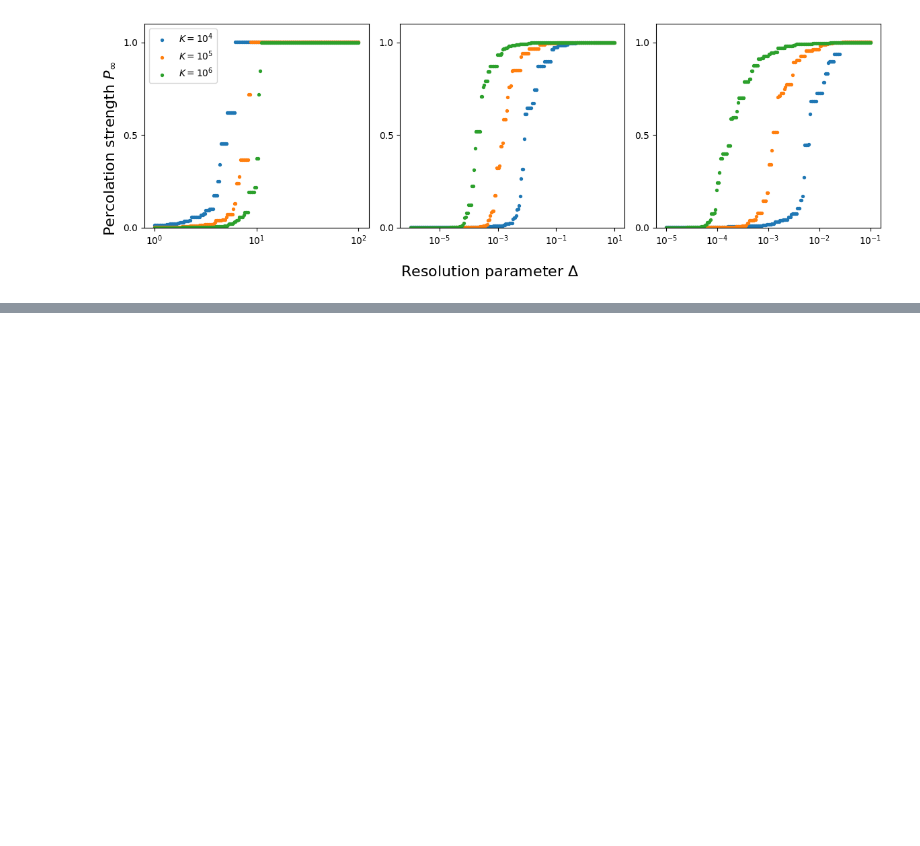
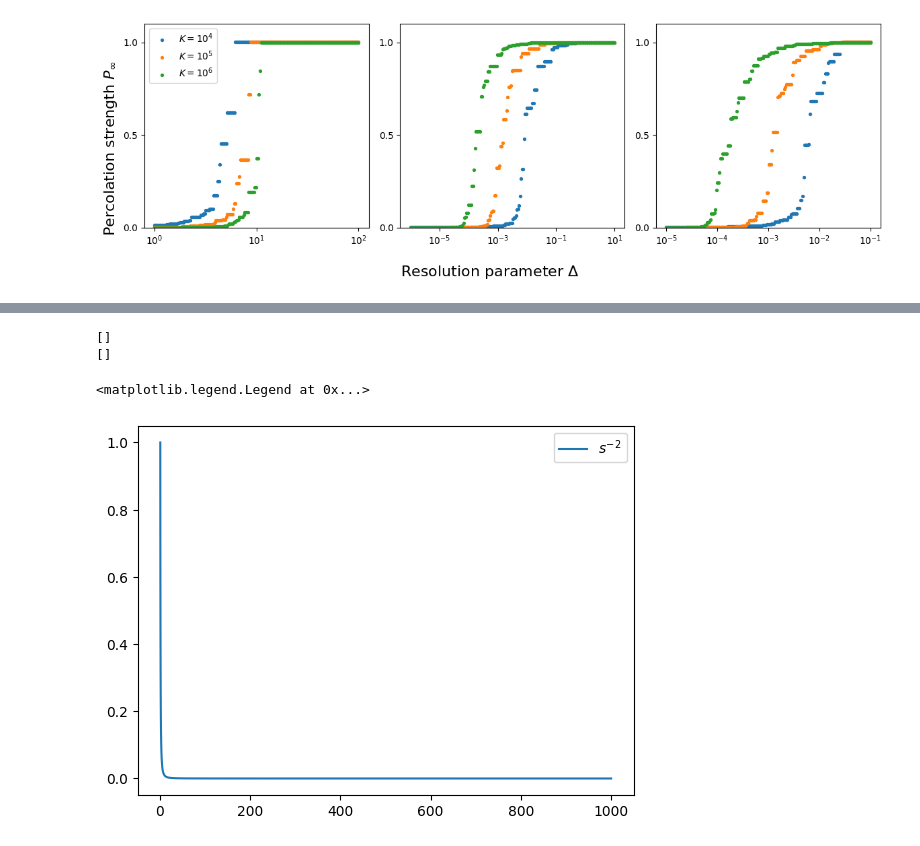
Before and after one commit to RivasAntonio/TFM, a Jupyter notebook: Códigos/Hawkes/Pruebas_n=2.ipynb, the cells around one changed output, grey strips where cells are left out. Drawn from its saved outputs; the diff is of its cells as text; code cells hidden in the pictures; blank space fills up the shorter version.

```diff
--- a/Códigos/Hawkes/Pruebas_n=2.ipynb
+++ b/Códigos/Hawkes/Pruebas_n=2.ipynb
@@ -469,0 +477,27 @@ fig.tight_layout()
+# %%
+delta = 0.049
+clusters = identify_clusters(times,delta)
+print(clusters)
+cluster_sizes = [len(cluster) for cluster in clusters]
+cluster_times = [cluster[-1] - cluster[0] for cluster in clusters]
+
+#s_bins = np.logspace(np.log10(np.min(cluster_sizes)), np.log10(np.max(cluster_sizes)), num = 50, base = 10)
+s_bins = np.logspace(0, 3, num = 50, base = 10)
+print(cluster_sizes)
+t_bins = np.logspace(-8, 1, num = 30, base = 10)
+y_s = s_bins**(-2)
+plt.plot(s_bins,y_s,label = '$s^{-2}$')
+s_hist = np.histogram(cluster_sizes, bins=s_bins, density = True)
+plt.scatter(s_bins[:-1], s_hist[0])
+#plt.xscale('log')
+#plt.yscale('log')
+plt.legend()
+
+
+#t_hist = np.histogram(cluster_times, bins=t_bins, density = True)
+#ax3.scatter(t_bins[:-1], t_hist[0], label=labels2[i])
+# %% [output]
+[]
+[]
+<matplotlib.legend.Legend at 0x...>
+[figure, added]
```
Also changed, not shown: parts of 4 cells of this notebook, 1 other file.
